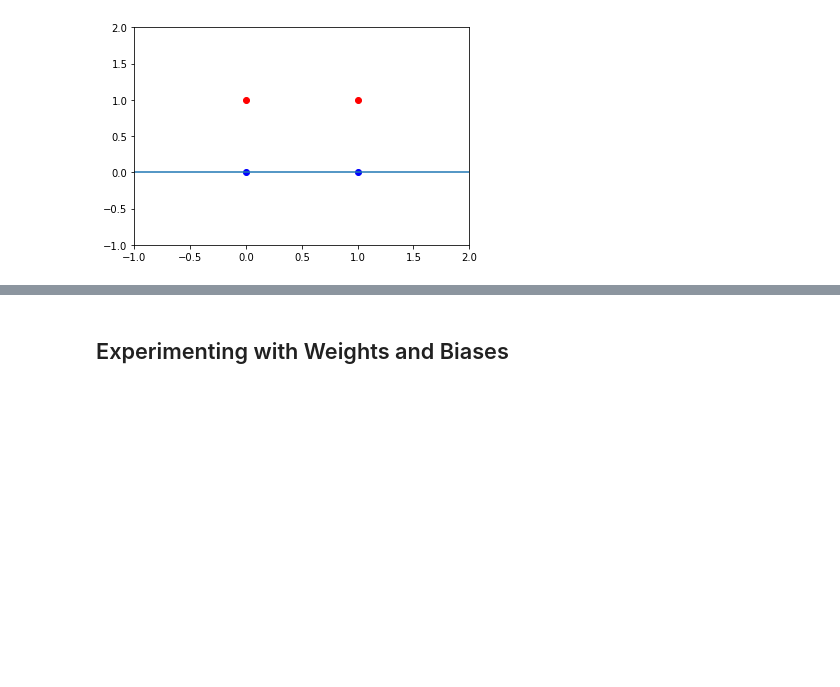
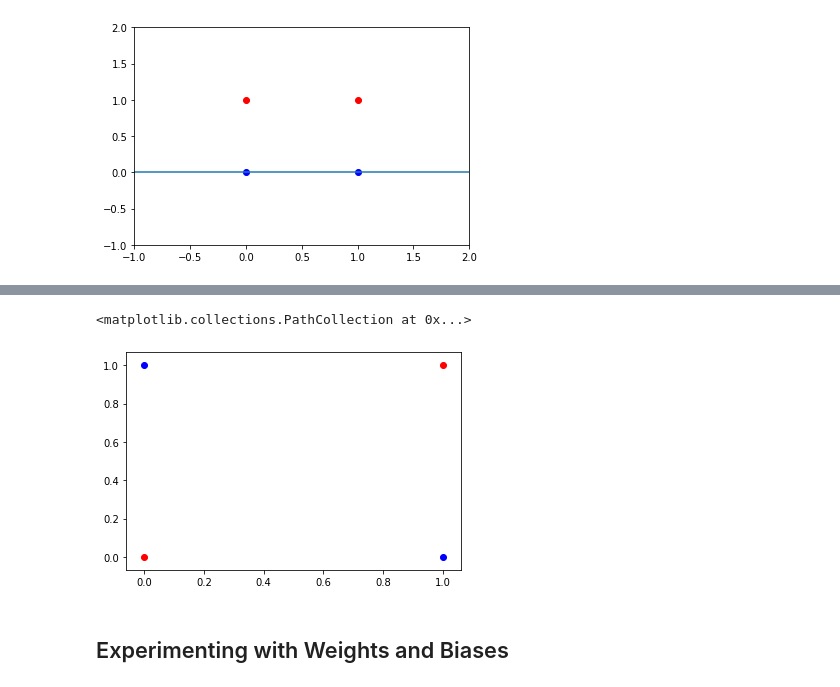
Before and after one commit to gtcooke94/udacity-deep-learning, a Jupyter notebook: notes/NeuralNetworks/2.1.9_Perceptrons.ipynb, the cells around one changed output, grey strips where cells are left out. Saved outputs shown, nothing was run; the diff lists cells and outputs as text; code cells hidden in the pictures; blank space fills up the shorter version.

```diff
--- a/notes/NeuralNetworks/2.1.9_Perceptrons.ipynb
+++ b/notes/NeuralNetworks/2.1.9_Perceptrons.ipynb
@@ -228,3 +235,11 @@ Nice!  You got it all correct.
+# %%
+plt.scatter([1], [1], color='r')
+plt.scatter([0], [0], color='r')
+plt.scatter([0], [1], color='b')
+plt.scatter([1], [0], color='b')
+# %% [output]
+<matplotlib.collections.PathCollection at 0x...>
+[figure, added]
 # %% [markdown]
 ## Experimenting with Weights and Biases
 # %% [markdown]
```
Also changed, not shown: parts of 4 cells of this notebook, 4 other files.
